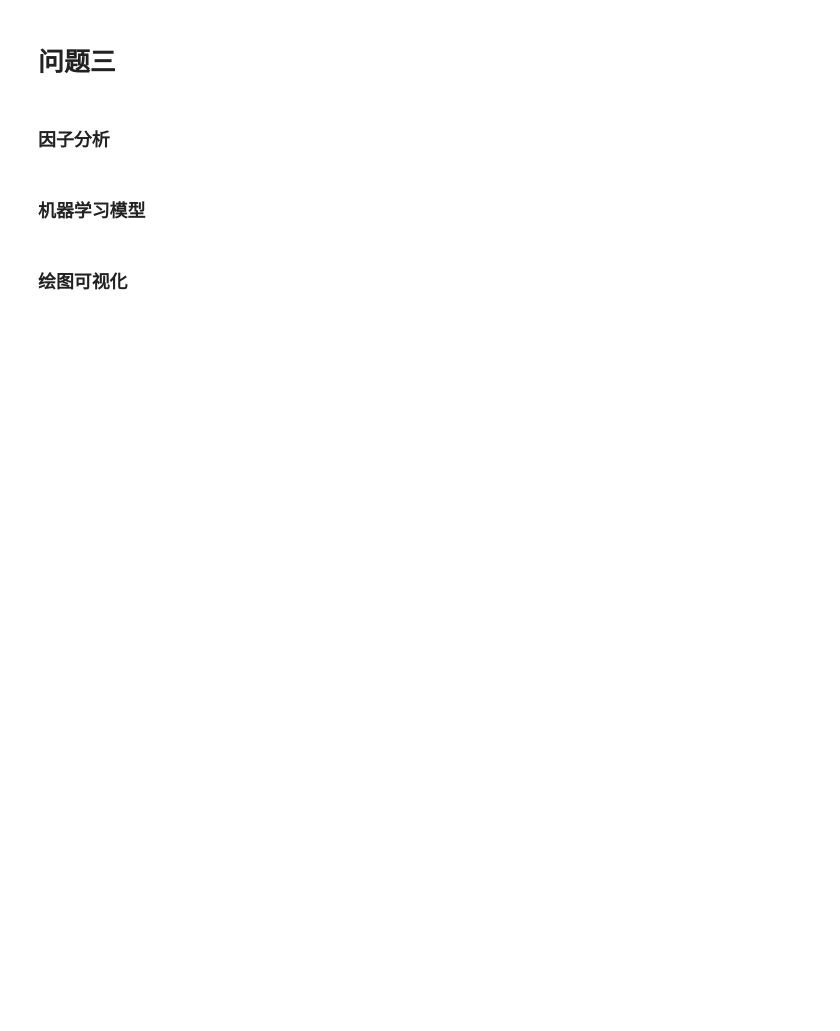
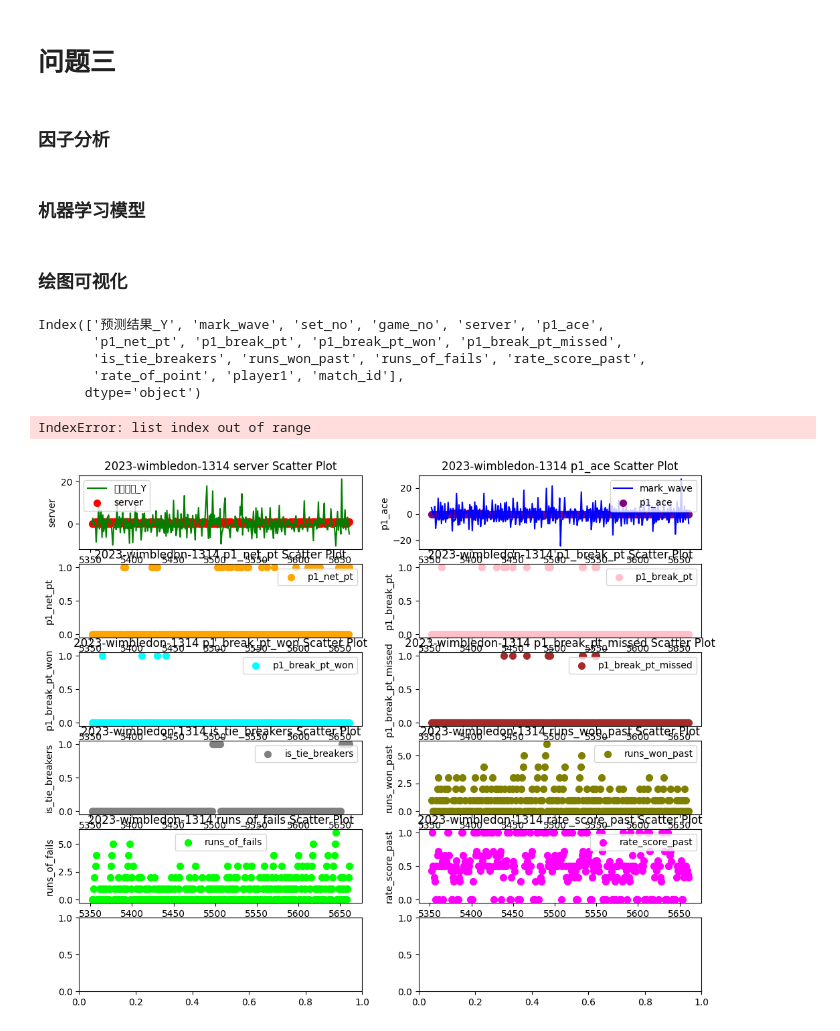
Before and after one commit to CSUST-Math-Team/MCM2024, a Jupyter notebook: 2-数据处理与分析/数据分析/代码/CODE.ipynb, the cells around one changed output. Saved outputs shown, nothing was run; the diff lists cells and outputs as text; code cells hidden in the pictures; blank space fills up the shorter version.

```diff
--- a/2-数据处理与分析/数据分析/代码/CODE.ipynb
+++ b/2-数据处理与分析/数据分析/代码/CODE.ipynb
@@ -466,0 +626,23 @@ for j in list_match:
+# %%
+# 打开excel文件
+excel_file_path = "./第三问/LightGBM测试数据预测评估结果.xlsx"
+# 读取Excel文件
+df = pd.read_excel(excel_file_path)
+
+# 预览数据
+# 统计摘要信息
+print(df.columns)
+# %% [output]
+Index(['预测结果_Y', 'mark_wave', 'set_no', 'game_no', 'server', 'p1_ace',
+       'p1_net_pt', 'p1_break_pt', 'p1_break_pt_won', 'p1_break_pt_missed',
+       'is_tie_breakers', 'runs_won_past', 'runs_of_fails', 'rate_score_past',
+       'rate_of_point', 'player1', 'match_id'],
+      dtype='object')
+# %%
+# 遍历比赛列表
+for j in list_match:
+    match_id=j
+    draw(df,match_id)
+# %% [output]
+IndexError: list index out of range
+[figure, added]
```
Also changed, not shown: parts of 7 cells of this notebook, 5 other files.
